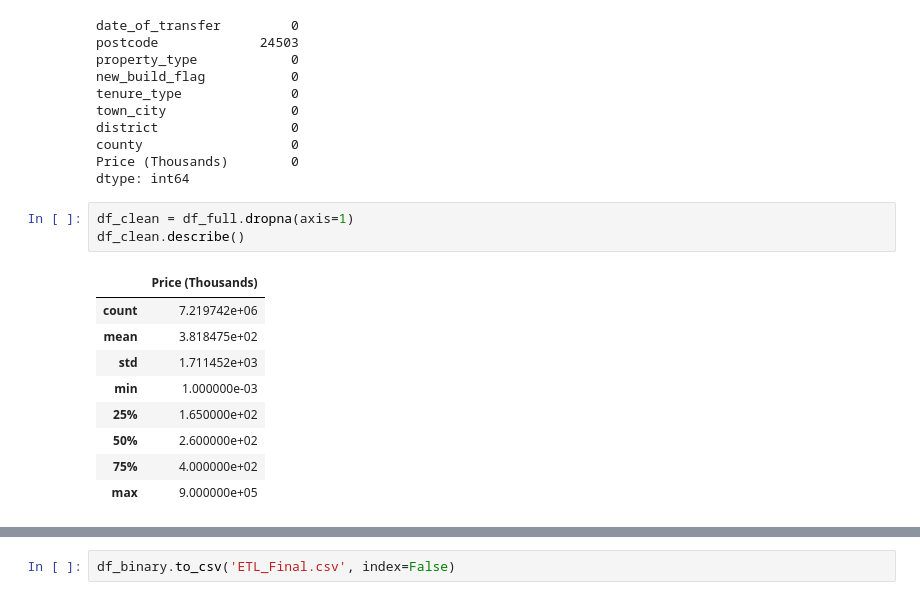
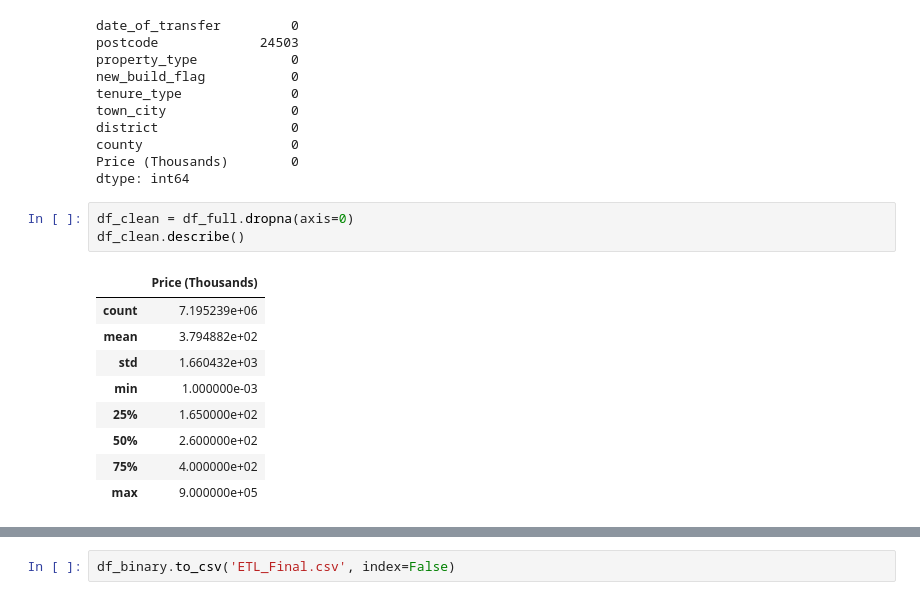
Before and after one commit to Tom-Kerrison/Housing-Price-Predictor, a Jupyter notebook: ETL.ipynb, the cells around one changed output, grey strips where cells are left out. Drawn from its saved outputs; the diff is of its cells as text.

```diff
--- a/ETL.ipynb
+++ b/ETL.ipynb
@@ -93,13 +93,13 @@ county                   0
 Price (Thousands)        0
 dtype: int64
 # %%
-df_clean = df_full.dropna(axis=1)
+df_clean = df_full.dropna(axis=0)
 df_clean.describe()
 # %% [output]
 |  | Price (Thousands) |
-| count | 7.219742e+06 |
-| mean | 3.818475e+02 |
-| std | 1.711452e+03 |
+| count | 7.195239e+06 |
+| mean | 3.794882e+02 |
+| std | 1.660432e+03 |
 | min | 1.000000e-03 |
 | 25% | 1.650000e+02 |
 | 50% | 2.600000e+02 |
```
Also changed, not shown: parts of 8 cells of this notebook.
